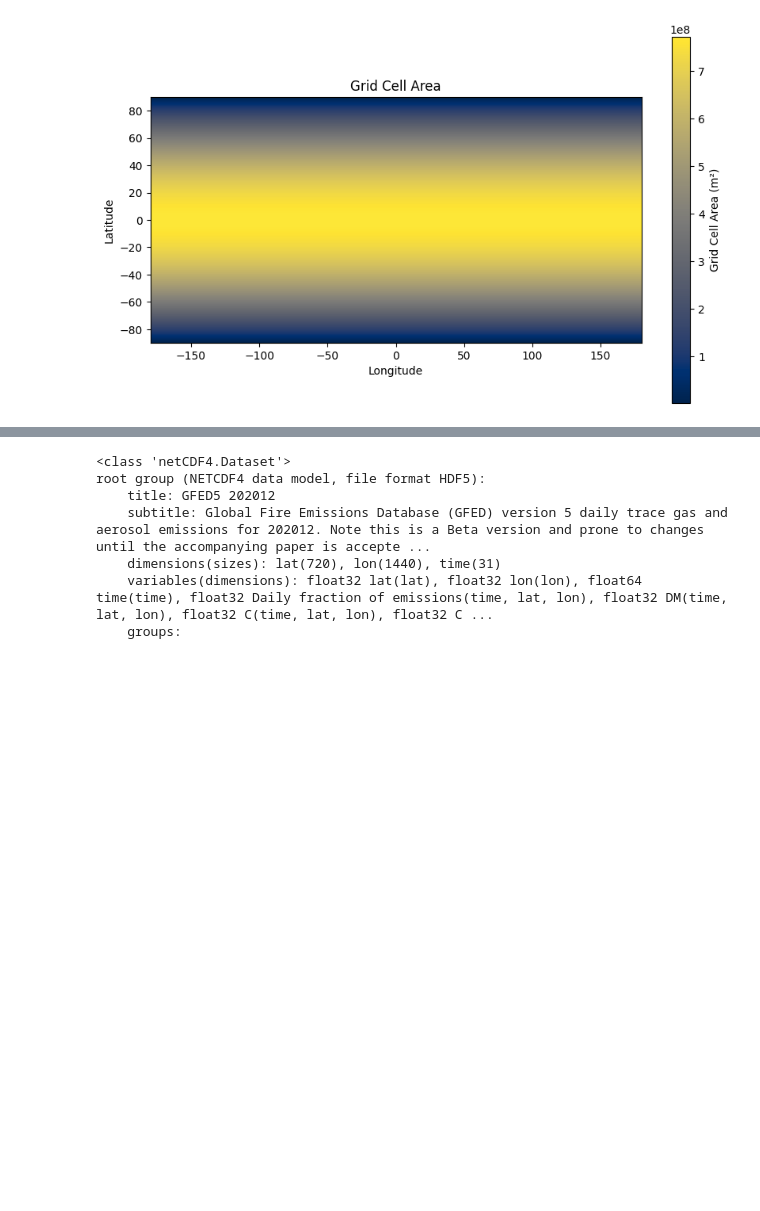
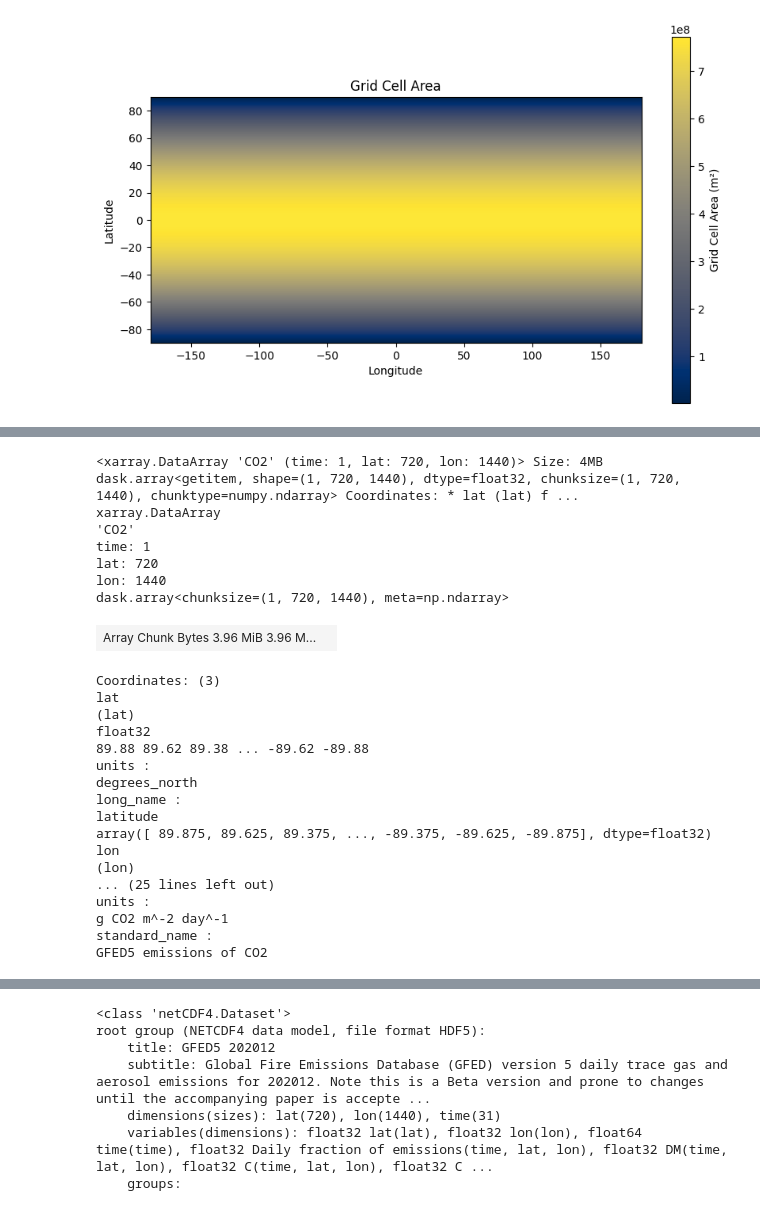
Before and after one commit to PropovedNik007/realtime-viz, a Jupyter notebook: data_overview.ipynb, the cells around one changed output, grey strips where cells are left out. Cells and saved outputs as stored; diff of their text form; code cells hidden in the pictures; blank space fills up the shorter version.

```diff
--- a/data_overview.ipynb
+++ b/data_overview.ipynb
@@ -95,3 +109,38 @@ with h5py.File(file_path, 'r') as f:
+# %%
+import pandas as pd
+import xarray as xr
+from datetime import datetime
+
+data_path = "GFED5_Beta_daily_202012.nc"  # Update to your dataset path
+ds = xr.open_mfdataset(data_path, chunks={"time": 1}, parallel=True)
+filtered_data = ds['CO2'].sel(time=slice(pd.to_datetime("2020-12-08"), pd.to_datetime("2020-12-09")))
+filtered_data
+# %% [output]
+<xarray.DataArray 'CO2' (time: 1, lat: 720, lon: 1440)> Size: 4MB dask.array<getitem, shape=(1, 720, 1440), dtype=float32, chunksize=(1, 720, 1440), chunktype=numpy.ndarray> Coordinates: * lat (lat) f ...
+xarray.DataArray
+'CO2'
+time: 1
+lat: 720
+lon: 1440
+dask.array<chunksize=(1, 720, 1440), meta=np.ndarray>
+| Array Chunk Bytes 3.96 MiB 3.96 M... |  |
+Coordinates: (3)
+lat
+(lat)
+float32
+89.88 89.62 89.38 ... -89.62 -89.88
+units :
+degrees_north
+long_name :
+latitude
+array([ 89.875, 89.625, 89.375, ..., -89.375, -89.625, -89.875], dtype=float32)
+lon
+(lon)
+... (25 lines left out)
+units :
+g CO2 m^-2 day^-1
+standard_name :
+GFED5 emissions of CO2
 # %%
 import h5py
 import folium
```
Also changed, not shown: parts of 1 cell of this notebook, 1 other file.
